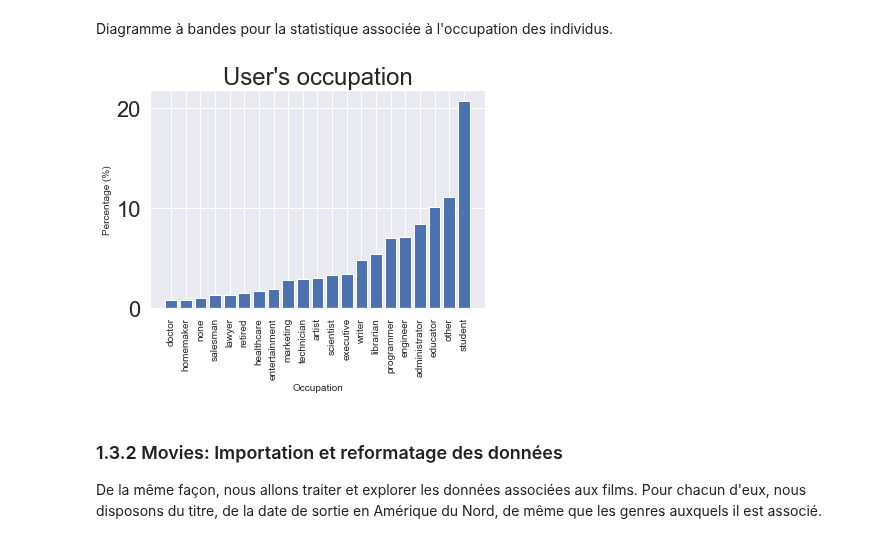
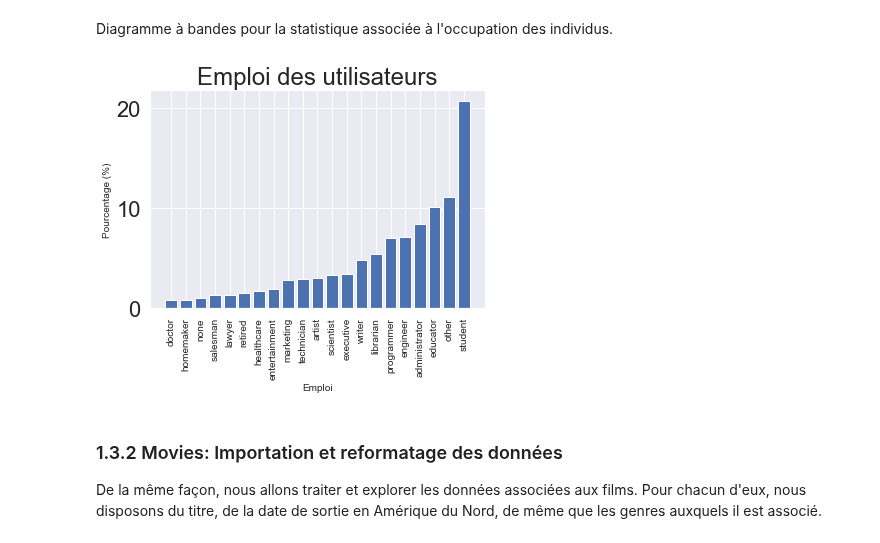
Before and after one commit to lcharlin/80-629, a Jupyter notebook: week11-RecommenderSystems/Tutoriel-FR/SRMF - Réponses.ipynb, the cells around one changed output. Cells and saved outputs as stored; diff of their text form; code cells hidden in the pictures.

```diff
--- a/week11-RecommenderSystems/Tutoriel-FR/SRMF - Réponses.ipynb
+++ b/week11-RecommenderSystems/Tutoriel-FR/SRMF - Réponses.ipynb
@@ -105,7 +103,8 @@ gender = np.where(np.matrix(users['Gender']) == 'M', 0, 1)[0]
 
 # Occupation
 occupation_name = np.array(pd.read_csv(os.path.join(DATA_DIR, 'u.occupation'),
-                                            sep='|', header=None, engine='python', encoding='latin-1').loc[:, 0])
+                                       sep='|', header=None, engine='python',
+                                       encoding='latin-1').loc[:, 0])
 
 # Recodage en booléen de la variable occupation
 occupation_matrix = np.zeros((nb_users, len(occupation_name)))
@@ -114,7 +113,8 @@ for k in np.arange(nb_users):
     occupation_matrix[k, occupation_name.tolist().index(users['Occupation'][k])] = 1
 
 # Concatenation des différentes données sociodémographiques sous forme de liste
-user_attributes = np.concatenate((np.matrix(users['Age']), np.matrix(gender), occupation_matrix.T)).T.tolist()
+user_attributes = np.concatenate((np.matrix(users['Age']), np.matrix(gender),
+                                  occupation_matrix.T)).T.tolist()
 # %% [markdown]
 Nous explorons par la suite les différentes statistiques descriptives associées aux usagers. Celles-ci comportent des informations en lien avec l'âge (variable continue), le sexe (variable binaire) et l'occupation de chacun des usagers (au nombre de 21, toutes binaires).
 # %% [markdown]
@@ -134,10 +135,12 @@ NameError: name 'utl' is not defined
 # %% [markdown]
 Diagramme à bandes pour la statistique associée à l'occupation des individus.
 # %%
-attributes, scores = utl.rearrange(occupation_name, np.mean(occupation_matrix, axis=0) * 100)
-utl.barplot(attributes, scores, 'Emploi', 'Pourcentage (%)', "Emploi des utilisateurs", 90)
+attributes, scores = utl.rearrange(occupation_name,
+                                   np.mean(occupation_matrix, axis=0) * 100)
+utl.barplot(attributes, scores, 'Emploi', 'Pourcentage (%)',
+            "Emploi des utilisateurs", 90)
 # %% [output]
-[figure, old version]
+[figure, new version]
 # %% [markdown]
 ### 1.3.2 Movies: Importation et reformatage des données
 
```
Also changed, not shown: parts of 34 cells of this notebook, 1 other file.
